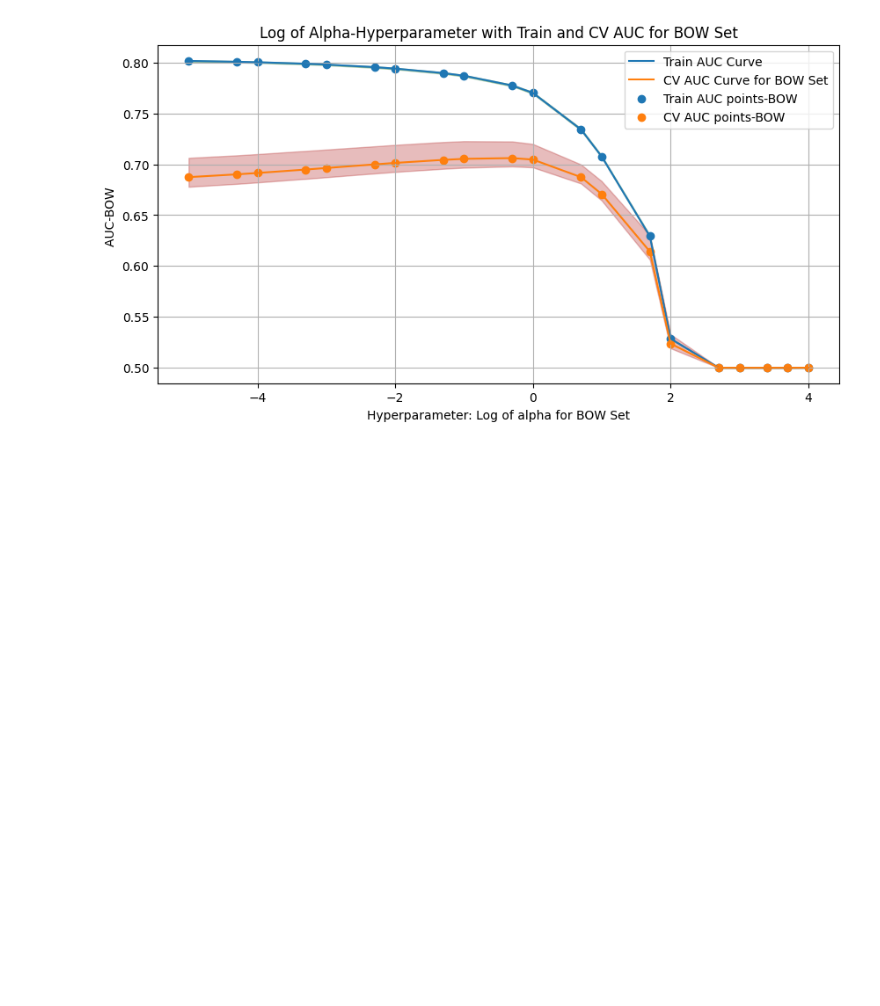
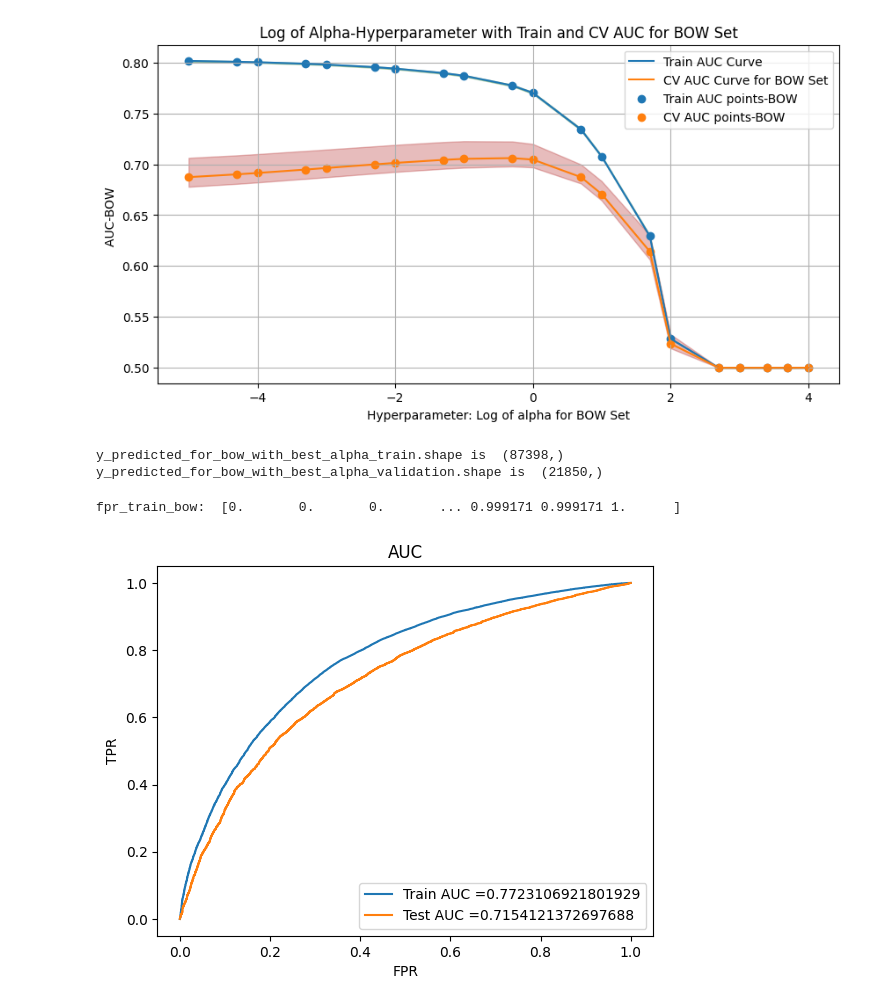
Before and after one commit to arutraj/ML_Basics, a Jupyter notebook: Rajavel_Sethupathi_DonorsChoose.ipynb, the cells around one changed output. Saved outputs shown, nothing was run; the diff lists cells and outputs as text; code cells hidden in the pictures; blank space fills up the shorter version.

```diff
--- a/Rajavel_Sethupathi_DonorsChoose.ipynb
+++ b/Rajavel_Sethupathi_DonorsChoose.ipynb
@@ -746,3 +746,39 @@ plt.grid()
 plt.show()
 # %% [output]
 [figure]
+# %%
+
+ = MultinomialNB(alpha = best_alpha_1_bow, class_prior=[0.5, 0.5], fit_prior=False )
+
+naive_bayes_results_for_bow_with_best_alpha.fit(dc_train_hstacked_all_features_vectorized,y_dc_train)
+y_predicted_for_bow_with_best_alpha_train = naive_bayes_results_for_bow_with_best_alpha.predict_proba(dc_train_hstacked_all_features_vectorized)[:, 1]
+print('y_predicted_for_bow_with_best_alpha_train.shape is ' , y_predicted_for_bow_with_best_alpha_train.shape)
+y_predicted_for_bow_with_best_alpha_validation = naive_bayes_results_for_bow_with_best_alpha.predict_proba(dc_validation_hstacked_all_features_vectorized)[:, 1]
+print('y_predicted_for_bow_with_best_alpha_validation.shape is', y_predicted_for_bow_with_best_alpha_validation.shape)
+# %% [output]
+y_predicted_for_bow_with_best_alpha_train.shape is  (87398,)
+y_predicted_for_bow_with_best_alpha_validation.shape is  (21850,)
+# %%
+fpr_train_bow, tpr_train_bow, thresholds_train_bow = roc_curve(y_dc_train, y_predicted_for_bow_with_best_alpha_train )
+fpr_validation_bow, tpr_validation_bow, thresholds_validation_bow = roc_curve(y_dc_validation, y_predicted_for_bow_with_best_alpha_validation )
+
+print('fpr_train_bow: ', fpr_train_bow)
+
+ax = plt.subplot()
+
+auc_bow_train = auc(fpr_train_bow, tpr_train_bow)
+auc_bow_validation = auc(fpr_validation_bow, tpr_validation_bow)
+
+ax.plot(fpr_train_bow, tpr_train_bow, label='Train AUC ='+str(auc(fpr_train_bow, tpr_train_bow)))
+ax.plot(fpr_validation_bow, tpr_validation_bow, label='Test AUC ='+str(auc(fpr_validation_bow, tpr_validation_bow)))
+
+plt.legend()
+plt.xlabel('FPR')
+plt.ylabel('TPR')
+plt.title('AUC')
+#plt.grid(b=True, which='major', color='k', linestyle=':')
+ax.set_facecolor('white')
+plt.show()
+# %% [output]
+fpr_train_bow:  [0.       0.       0.       ... 0.999171 0.999171 1.      ]
+[figure, added]
```
